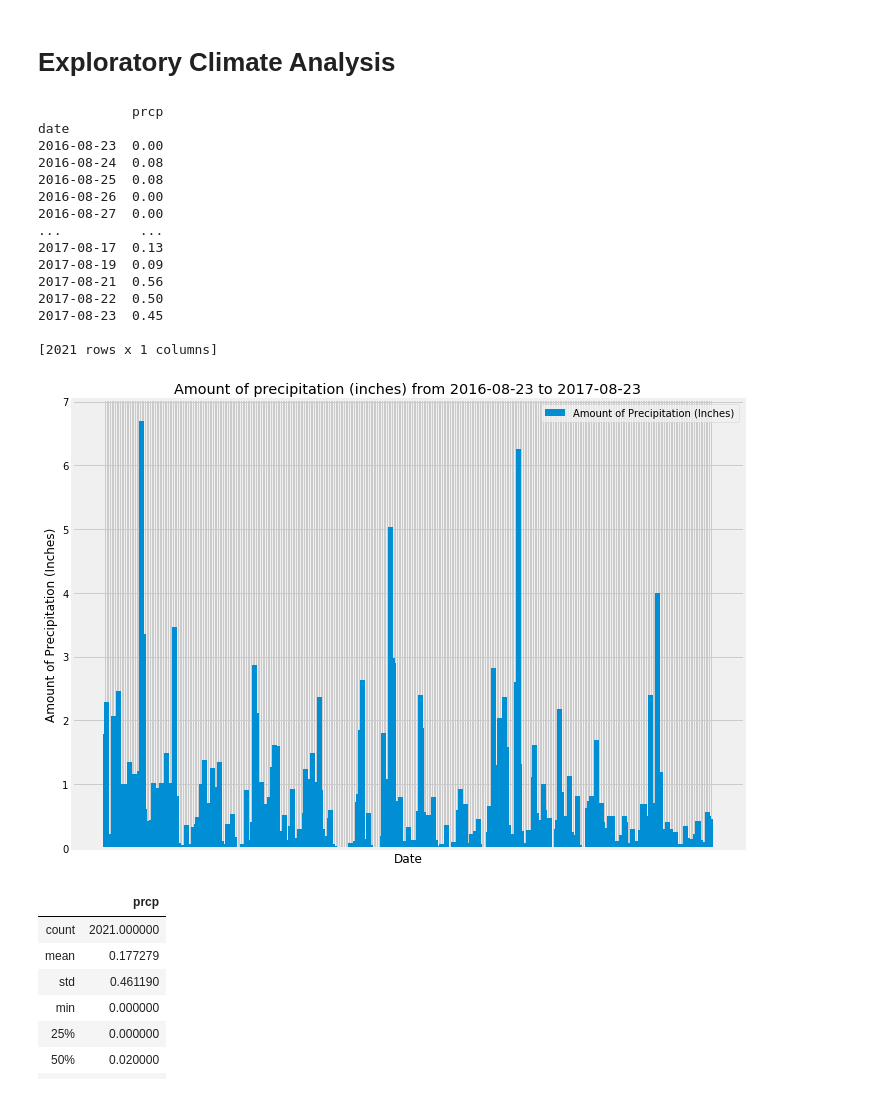
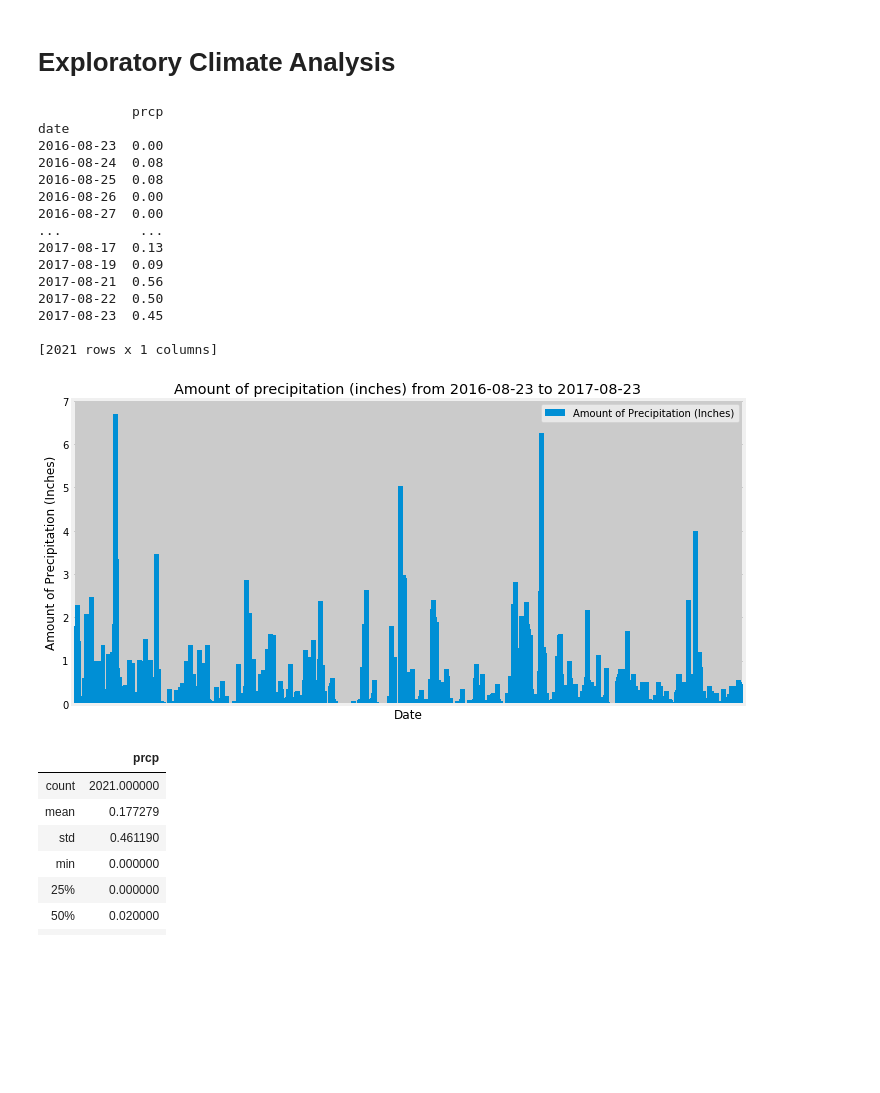
Before and after one commit to philipstubbs13/sqlalchemy-challenge, a Jupyter notebook: climate.ipynb, the cells around one changed output. Cells and saved outputs as stored; diff of their text form; code cells hidden in the pictures; blank space fills up the shorter version.

```diff
--- a/climate.ipynb
+++ b/climate.ipynb
@@ -42,16 +41,16 @@ session = Session(engine)
 # %% [markdown]
 # Exploratory Climate Analysis
 # %%
-# Design a query to retrieve the last 12 months of precipitation data and plot the results
+# Design a query to retrieve the last 12 months of precipitation data and plot the results.
 
-# Calculate the date 1 year ago from the last data point in the database
+# Calculate the date 1 year ago from the last data point in the database.
 last_measurement_data_point_tuple = session.query(Measurement.date).order_by(Measurement.date.desc()).first()
 (latest_date, ) = last_measurement_data_point_tuple
 latest_date = dt.datetime.strptime(latest_date, '%Y-%m-%d')
 latest_date = latest_date.date()
 date_year_ago = latest_date - relativedelta(years=1)
 
-# Perform a query to retrieve the data and precipitation scores
+# Perform a query to retrieve the data and precipitation scores.
 data_from_last_year = session.query(Measurement.date, Measurement.prcp).filter(Measurement.date >= date_year_ago).all()
 
 # Save the query results as a Pandas DataFrame.
@@ -68,23 +67,19 @@ print(last_year_data_df)
 last_year_data_df = last_year_data_df.sort_values(by=['date'])
 
 # Use pandas plotting with matplotlib to plot the data.
-# Adjust figure size
-plt.figure(figsize=(10, 7))
 
 # Plot it.
-x_axis = last_year_data_df.index.tolist()
-y_axis = last_year_data_df['prcp'].tolist()
-plt.bar(x_axis, y_axis, width=3, label="Amount of Precipitation (Inches)")
+prcp_plot = last_year_data_df.plot(kind="bar", figsize=(10, 5), width=15)
 
 # Add legend
-plt.legend(loc="upper right")
+prcp_plot.legend(["Amount of Precipitation (Inches)"], loc="upper right")
 
 # Add labels to axes.
-plt.xlabel("Date")
-plt.ylabel("Amount of Precipitation (Inches)")
+prcp_plot.set_xlabel("Date")
+prcp_plot.set_ylabel("Amount of Precipitation (Inches)")
 
 # Set a title for the chart
-plt.title(f"Amount of precipitation (inches) from {date_year_ago} to {latest_date}")
+prcp_plot.set_title(f"Amount of precipitation (inches) from {date_year_ago} to {latest_date}")
 
 plt.tick_params(
     axis='x',
@@ -93,35 +88,35 @@ plt.tick_params(
     top=False,
     labelbottom=False
 )
 
 # Tighten the graph up so it displays nicely.
 plt.tight_layout()
 
 # Add grid lines.
-plt.grid(zorder=0)
+prcp_plot.grid(zorder=1)
 
 # Save figure
 plt.savefig(f"./Images/precipitation_data_from_{date_year_ago}_to_{latest_date}.png", bbox_inches='tight')
 
 # Show graph.
 plt.show()
 # %% [output]
             prcp
 date
 2016-08-23  0.00
 2016-08-24  0.08
 2016-08-25  0.08
 2016-08-26  0.00
 2016-08-27  0.00
 ...          ...
 2017-08-17  0.13
 2017-08-19  0.09
 2017-08-21  0.56
 2017-08-22  0.50
 2017-08-23  0.45
 
 [2021 rows x 1 columns]
-[figure, old version]
+[figure, new version]
 # %%
 # Use Pandas to calculate the summary statistics for the precipitation data
 last_year_data_df.describe()
```
Also changed, not shown: parts of 9 cells of this notebook, 3 other files.
